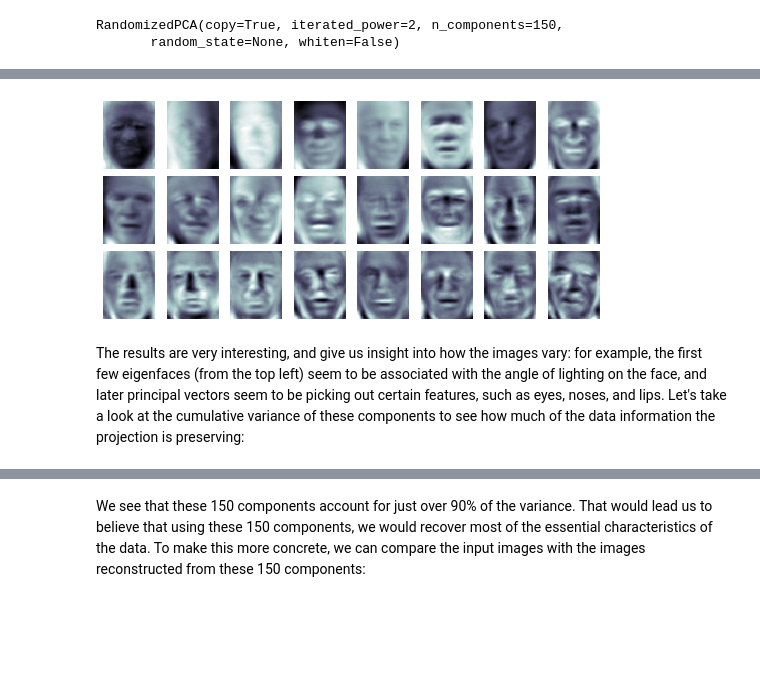
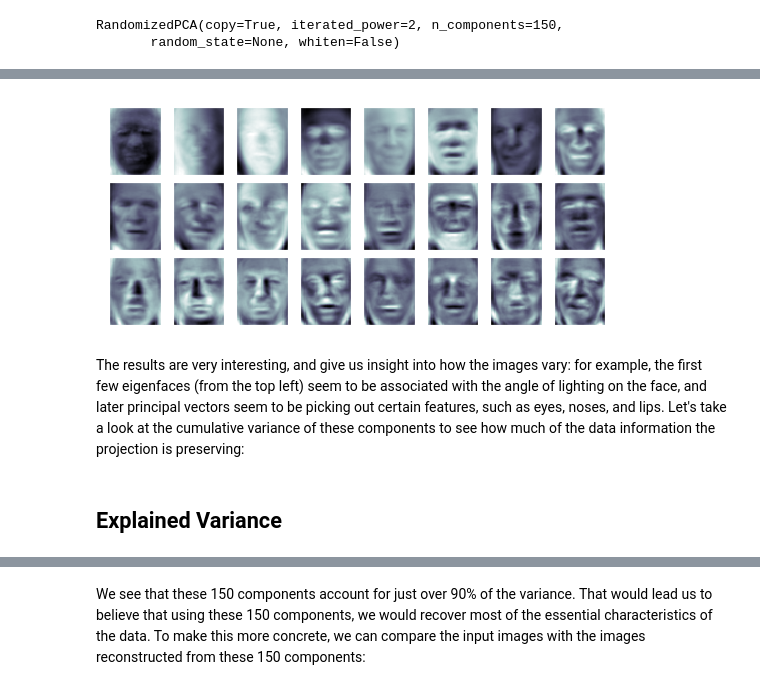
Before and after one commit to jordanott/DataScience, a Jupyter notebook: Notebooks/DimensionalityReduction.ipynb, the cells around one changed output, grey strips where cells are left out. Drawn from its saved outputs; the diff is of its cells as text; code cells hidden in the pictures; blank space fills up the shorter version.

```diff
--- a/Notebooks/DimensionalityReduction.ipynb
+++ b/Notebooks/DimensionalityReduction.ipynb
@@ -24,21 +84,10 @@ M = np.array([x,y]).T
 # %%
-# mean of data (x,y)
-mu = M.mean(axis=0)
-
-# subtract the mean
-mu_zero = M - mu
-
-# eigenvalues and eigenvectores
-values, vectors = np.linalg.eig(np.matmul(mu_zero.T, mu_zero))
-
-fig, ax = plt.subplots(figsize=(10,10))
+fig, ax = plt.subplots(figsize=(5,5))
 ax.scatter(mu_zero[:,0],mu_zero[:,1])
-
+# draw arrows
 for e, v, color in zip(values, vectors.T, ["red","green"]):
     start, end = mu_zero.mean(axis=0), mu_zero.mean(axis=0) + np.sqrt(e)*v/10.
     plt.annotate('', xy=end,xytext=start, arrowprops=dict(facecolor=color, width=1.0))
 
-plt.ylim(-6,6)
-plt.xlim(-6,6)
-plt.show()
+plt.ylim(-6,6);plt.xlim(-6,6)
 # %% [output]
@@ -339,14 +352,14 @@ As you can see in this figure, they are as creepy as they sound:
 # %%
-fig, axes = plt.subplots(3, 8, figsize=(9, 4),
-                         subplot_kw={'xticks':[], 'yticks':[]},
-                         gridspec_kw=dict(hspace=0.1, wspace=0.1))
+fig, axes = plt.subplots(3, 8, figsize=(9, 4),subplot_kw={'xticks':[], 'yticks':[]},gridspec_kw=dict(hspace=0.1, wspace=0.1))
 for i, ax in enumerate(axes.flat):
     ax.imshow(pca.components_[i].reshape(62, 47), cmap='bone')
 # %% [output]
-[figure, old version]
+[figure, new version]
 # %% [markdown]
 The results are very interesting, and give us insight into how the images vary: for example, the first few eigenfaces (from the top left) seem to be associated with the angle of lighting on the face, and later principal vectors seem to be picking out certain features, such as eyes, noses, and lips.
 Let's take a look at the cumulative variance of these components to see how much of the data information the projection is preserving:
+# %% [markdown]
+## Explained Variance
 # %%
 plt.plot(np.cumsum(pca.explained_variance_ratio_))
 plt.xlabel('number of components')
```
Also changed, not shown: parts of 62 cells of this notebook.
